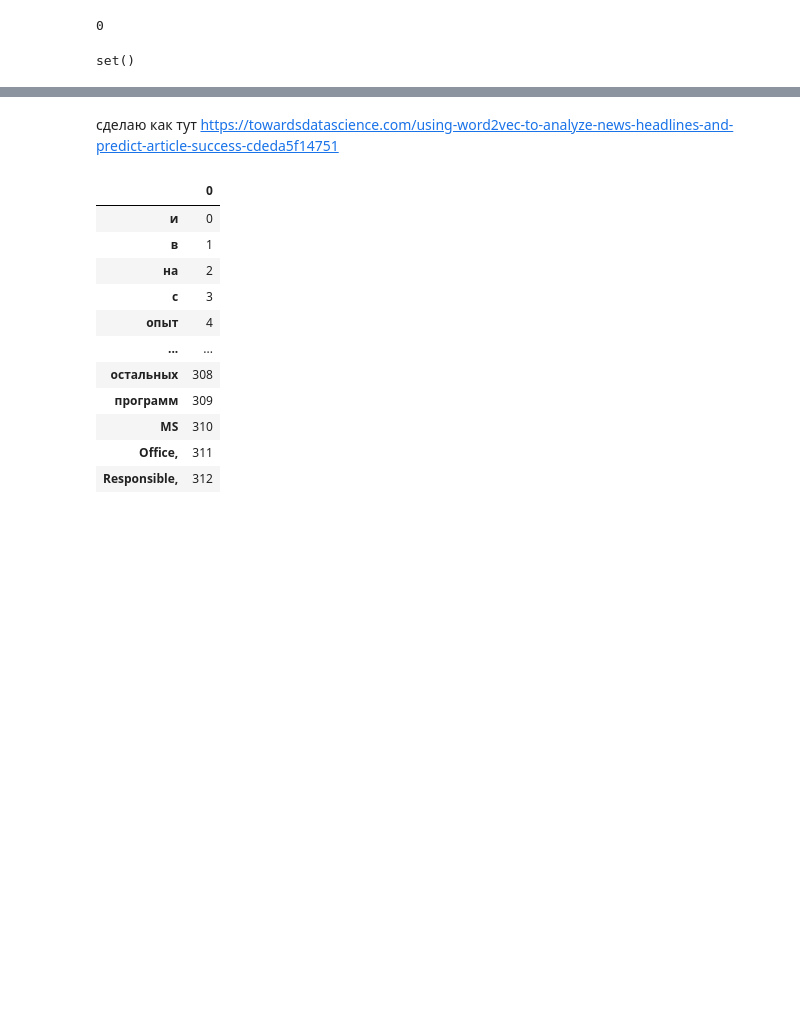
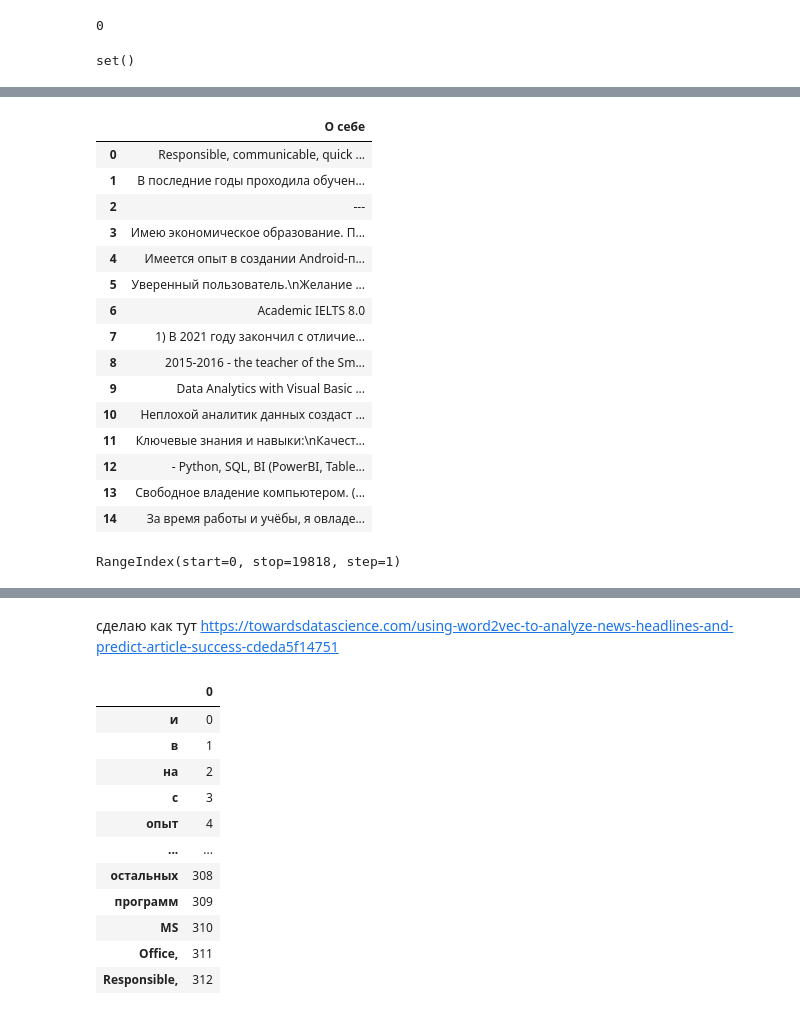
Before and after one commit to aefrt/automatization-recruiting, a Jupyter notebook: scraping.ipynb, the cells around one changed output, grey strips where cells are left out. Saved outputs shown, nothing was run; the diff lists cells and outputs as text; code cells hidden in the pictures; blank space fills up the shorter version.

```diff
--- a/scraping.ipynb
+++ b/scraping.ipynb
@@ -601,7 +601,8 @@ df.to_csv('resumes_features.csv')
 # %% [markdown]
 **начинаем АД:**
 # %%
-df = pd.read_csv('resumes_features.csv')
+# old : df = pd.read_csv('resumes_features.csv')
+df = pd.read_csv('backup/16.11/resumes_features.csv')
 # %%
 about = df['О себе']
 # %%
@@ -847,0 +915,25 @@ set()
+# %%
+df2 = pd.DataFrame(df['О себе'])
+# %%
+df2.head(15)
+# %% [output]
+|  | О себе |
+| 0 | Responsible, communicable, quick ... |
+| 1 | В последние годы проходила обучен... |
+| 2 | --- |
+| 3 | Имею экономическое образование. П... |
+| 4 | Имеется опыт в создании Android-п... |
+| 5 | Уверенный пользователь.\nЖелание ... |
+| 6 | Academic IELTS 8.0 |
+| 7 | 1) В 2021 году закончил с отличие... |
+| 8 | 2015-2016 - the teacher of the Sm... |
+| 9 | Data Analytics with Visual Basic ... |
+| 10 | Неплохой аналитик данных создаст ... |
+| 11 | Ключевые знания и навыки:\nКачест... |
+| 12 | - Python, SQL, BI (PowerBI, Table... |
+| 13 | Свободное владение компьютером. (... |
+| 14 | За время работы и учёбы, я овладе... |
+# %%
+df2.index
+# %% [output]
+RangeIndex(start=0, stop=19818, step=1)
```
Also changed, not shown: parts of 26 cells of this notebook.
